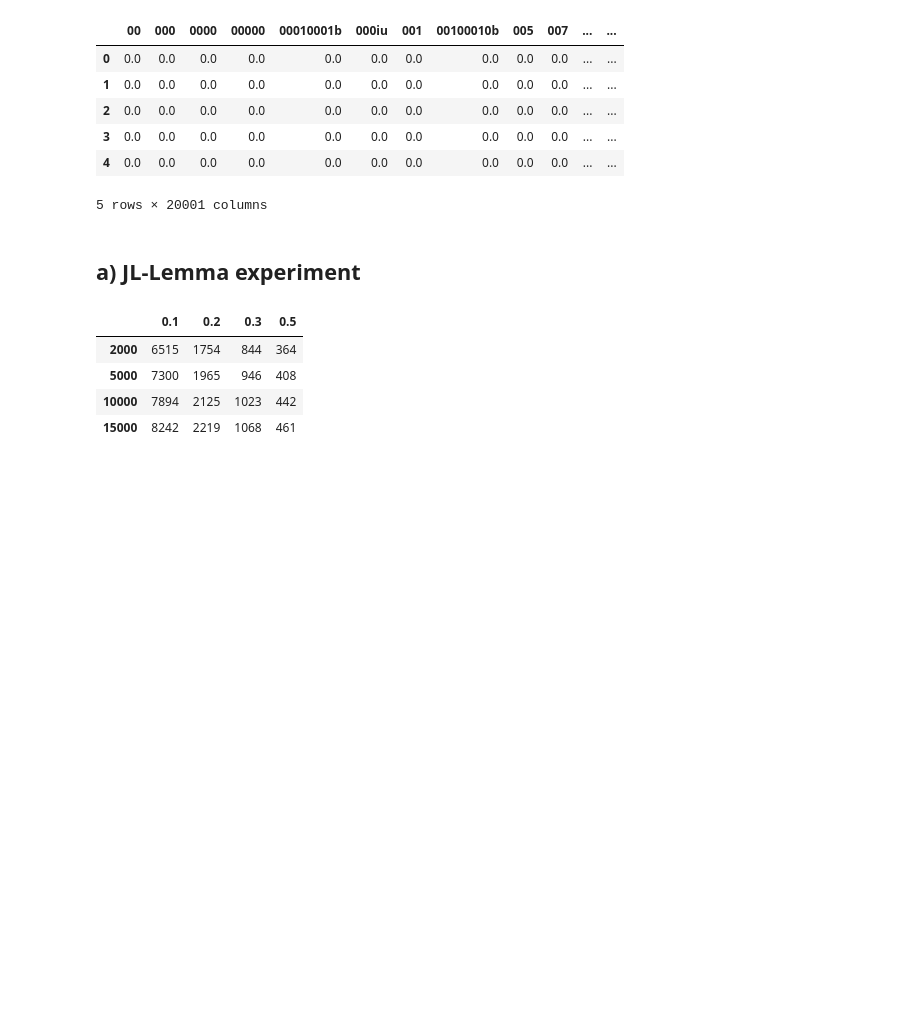
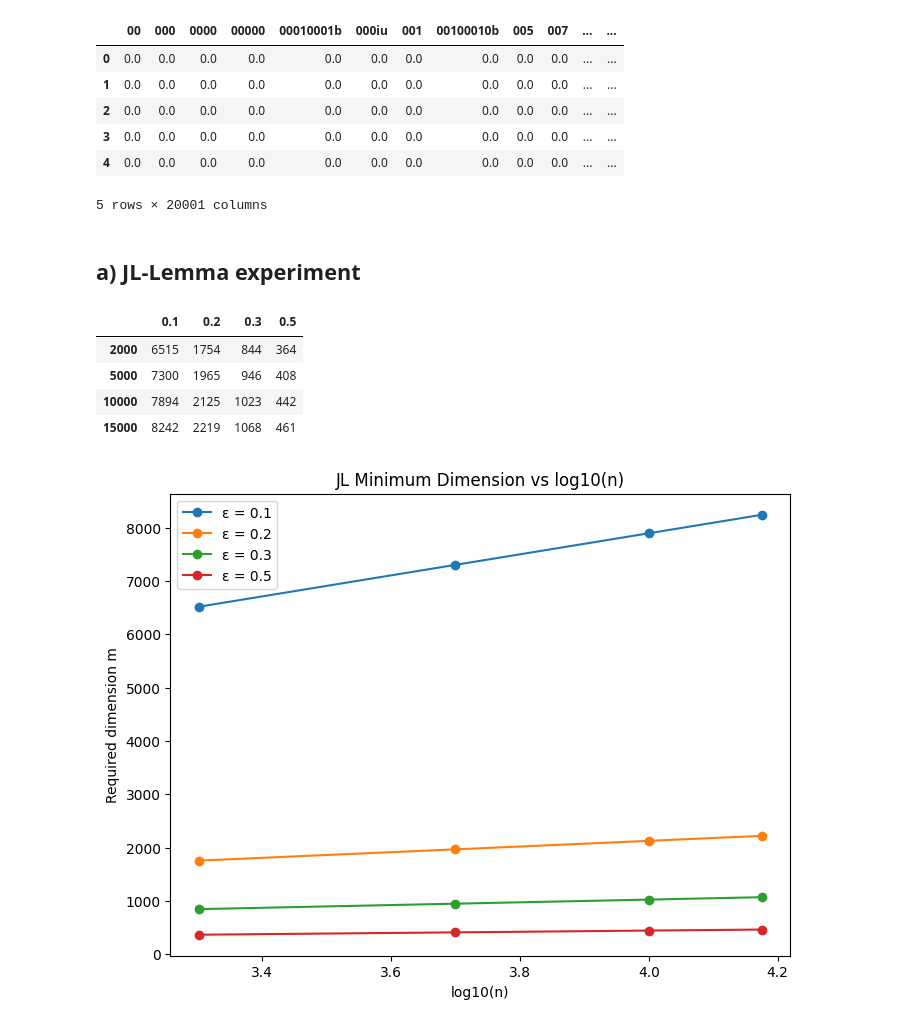
Before and after one commit to pouriaSameti/Mathematics-For-Data-Science, a Jupyter notebook: Project 1/code.ipynb, the cells around one changed output. Saved outputs shown, nothing was run; the diff lists cells and outputs as text; code cells hidden in the pictures; blank space fills up the shorter version.

Commit message:
Project 1: Add JL minimum-dimension analysis and visualization.

```diff
--- a/Project 1/code.ipynb
+++ b/Project 1/code.ipynb
@@ -480,3 +480,17 @@ jl_test_result
 | 5000 | 7300 | 1965 | 946 | 408 |
 | 10000 | 7894 | 2125 | 1023 | 442 |
 | 15000 | 8242 | 2219 | 1068 | 461 |
+# %%
+plt.figure(figsize=(8,6))
+
+for eps in eps_values:
+    m_values = jl_test_result[eps].values
+    plt.plot(np.log10(n_values), m_values, marker='o', label=f"ε = {eps}")
+
+plt.xlabel("log10(n)")
+plt.ylabel("Required dimension m")
+plt.title("JL Minimum Dimension vs log10(n)")
+plt.legend()
+plt.show()
+# %% [output]
+[figure, added]
```
